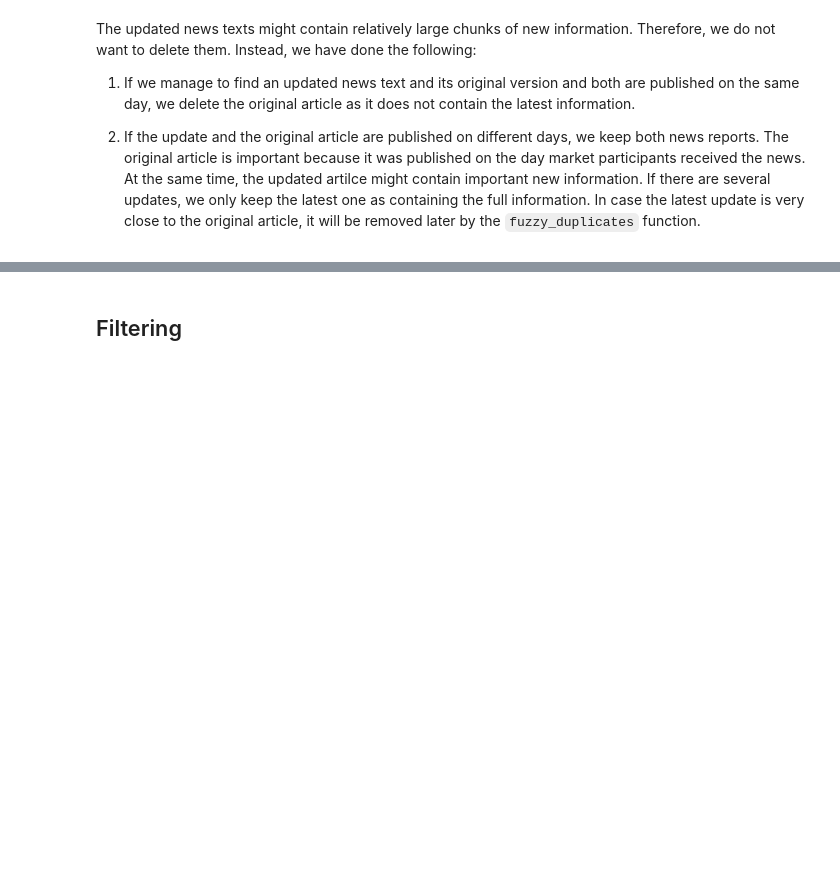
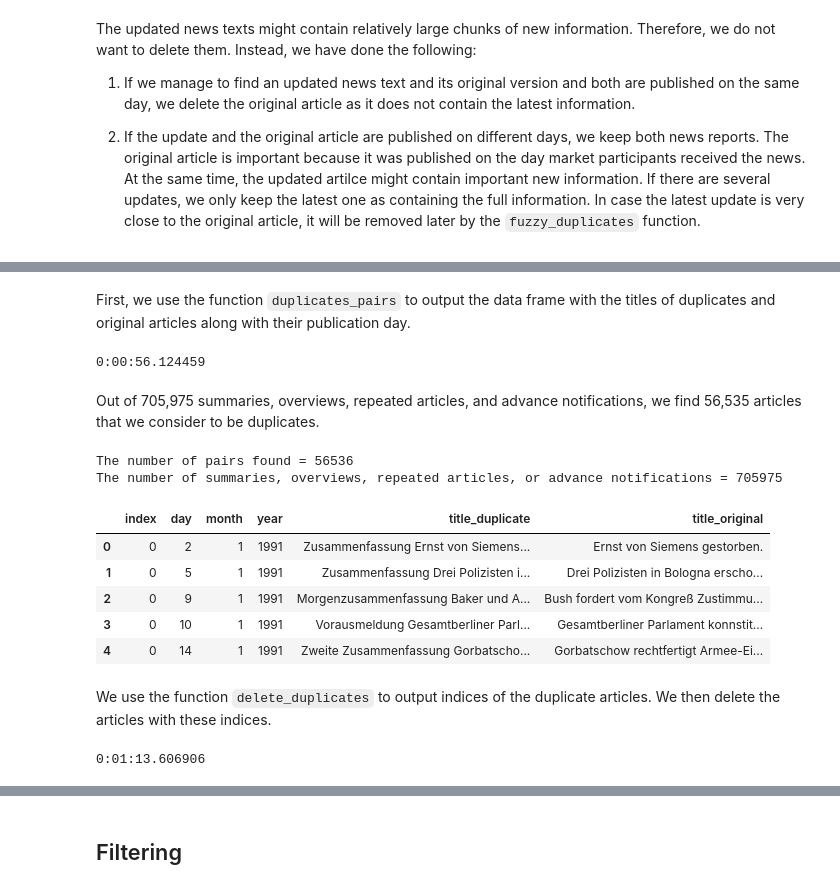
Before and after one commit to MashenkaOkuneva/newspaper_data_processing, a Jupyter notebook: dpa code/Dpa.ipynb, the cells around one changed output, grey strips where cells are left out. Drawn from its saved outputs; the diff is of its cells as text; code cells hidden in the pictures; blank space fills up the shorter version.

```diff
--- a/dpa code/Dpa.ipynb
+++ b/dpa code/Dpa.ipynb
@@ -347,0 +370,76 @@ print(len(data))
+# %% [markdown]
+First, we use the function `duplicates_pairs` to output the data frame with the titles of duplicates and original articles along with their publication day.
+# %%
+# Select article types that potentially suffer from the duplication problem. These are summaries (Zusammenfassung,
+# Gesamtzusammenfassung, Morgenfassung), overviews (Überblick), repeated articles (Wiederholung), and advance notifications
+# (Vorausmeldung).
+
+# In this project we will concentrate on dpa rather than dpa-afx data. Please see explanation below.
+
+# We do not consider articles that contain 'dpa-Vorausmeldungen kompakt' in the title or 'Nachrichtenüberblick' in the
+# keywords because these articles contain multiple articles.
+
+dup_types = data[(data.title.str.contains('Zusammenfassung|zusammenfassung|Überblick|Wiederholung|Vorausmeldung')) & (data.topic == 'WiPo') & \
+                 (~data.title.str.contains('dpa-Vorausmeldungen kompakt')) & (~data.keywords.str.contains('Nachrichtenüberblick'))]
+len(dup_types)
+
+# Dates on which at least one summary, overview, repeated article, or advance notification is published.
+dates = dup_types.groupby(['year', 'month', 'day'])
+dates = list(dates.groups)
+# Exclude dpa-afx data and articles that contain 'Nachrichtenüberblick' in the keywords.
+dpa_data = data[(data.topic=='WiPo') & (~data.keywords.str.contains('Nachrichtenüberblick'))]
+# Create a list of data frames, where each data frame contains all the articles published on the same day as one of
+# the summaries, overviews, repeated articles, or advance notifications.
+day_df = [dpa_data[(dpa_data['year'] == t[0]) & (dpa_data['month'] == t[1]) & (dpa_data['day'] == t[2])] for t in dates]
+# %%
+startTime = datetime.now()
+# Use the function duplicate_pairs to return the dataframe with the titles of duplicates and original articles
+# along with their publication date.
+import duplicates_pairs
+
+if __name__ == "__main__":
+    pool = mp.Pool(NUM_CORE)
+    duplicates_intermediate = pool.map(duplicates_pairs.duplicates_pairs, day_df)
+    duplicates_df = pd.concat(duplicates_intermediate)
+    pool.close()
+    pool.join()
+
+print(datetime.now()-startTime)
+# %% [output]
+0:00:56.124459
+# %% [markdown]
+Out of 705,975 summaries, overviews, repeated articles, and advance notifications, we find 56,535 articles that we consider to be duplicates.
+# %%
+duplicates_df = duplicates_df.reset_index()
+print("The number of pairs found = {}".format(len(duplicates_df)))
+print("The number of summaries, overviews, repeated articles, or advance notifications = {}".format(len(dup_types)))
+duplicates_df['day'] = list(map(int, duplicates_df.day))
+duplicates_df['month'] = list(map(int, duplicates_df.month))
+duplicates_df['year'] = list(map(int, duplicates_df.year))
+duplicates_df.head()
+# %% [output]
+The number of pairs found = 56536
+The number of summaries, overviews, repeated articles, or advance notifications = 705975
+|  | index | day | month | year | title_duplicate | title_original |
+| 0 | 0 | 2 | 1 | 1991 | Zusammenfassung Ernst von Siemens... | Ernst von Siemens gestorben. |
+| 1 | 0 | 5 | 1 | 1991 | Zusammenfassung Drei Polizisten i... | Drei Polizisten in Bologna erscho... |
+| 2 | 0 | 9 | 1 | 1991 | Morgenzusammenfassung Baker und A... | Bush fordert vom Kongreß Zustimmu... |
+| 3 | 0 | 10 | 1 | 1991 | Vorausmeldung Gesamtberliner Parl... | Gesamtberliner Parlament konnstit... |
+| 4 | 0 | 14 | 1 | 1991 | Zweite Zusammenfassung Gorbatscho... | Gorbatschow rechtfertigt Armee-Ei... |
+# %% [markdown]
+We use the function `delete_duplicates` to output indices of the duplicate articles. We then delete the articles with these indices.
+# %%
+startTime = datetime.now()
+# Use the function delete_duplicates to output indices of the duplicate articles.
+import delete_duplicates
+
+if __name__ == "__main__":
+    pool = mp.Pool(NUM_CORE)
+    duplicates_index = pool.map(delete_duplicates.delete_duplicates, day_df)
+    pool.close()
+    pool.join()
+
+print(datetime.now()-startTime)
+duplicates_index = [idx for l in duplicates_index for idx in l]
+# %% [output]
+0:01:13.606906
```
Also changed, not shown: parts of 35 cells of this notebook, 6 other files.
